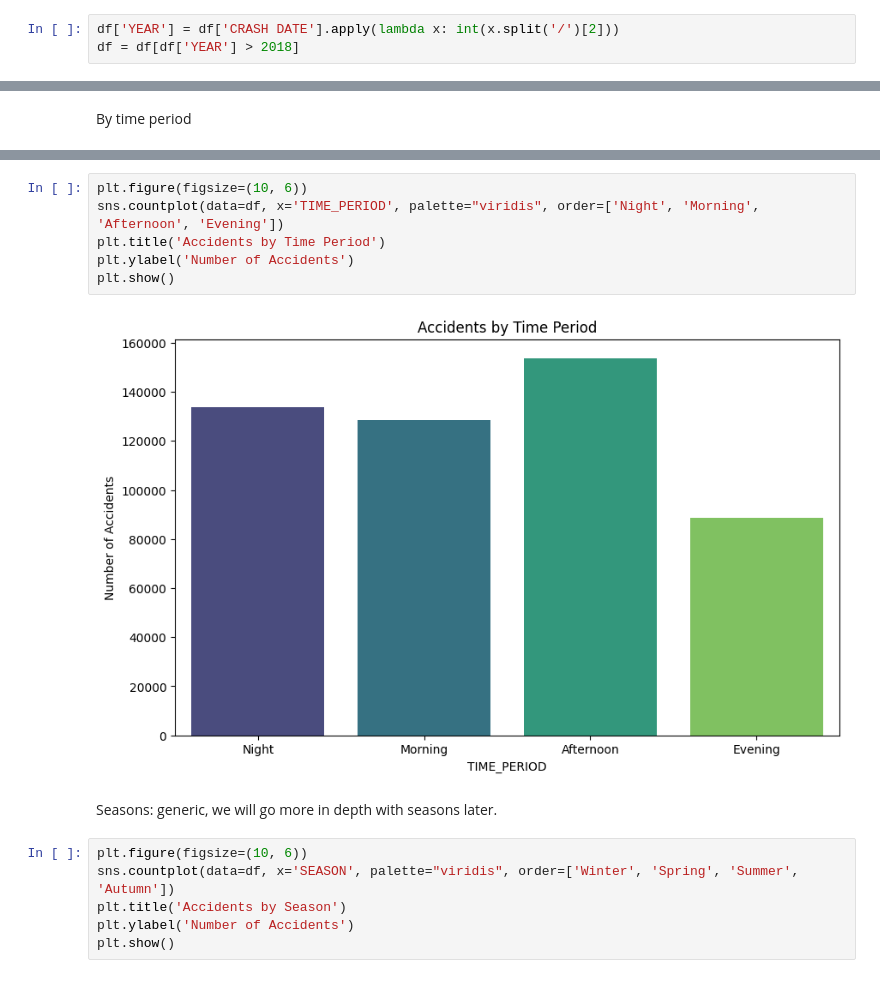
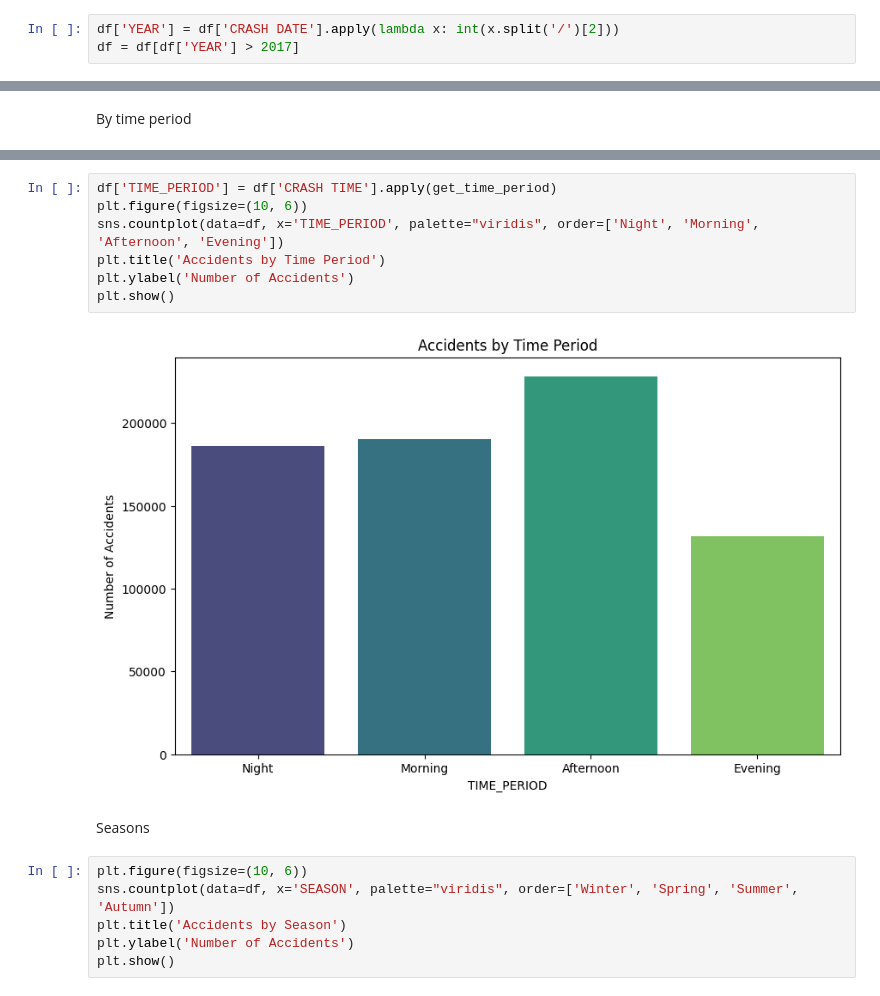
Before and after one commit to NedKost/MS-AAI-500-Team-Project, a Jupyter notebook: Collisions_timeslice.ipynb, the cells around one changed output, grey strips where cells are left out. Drawn from its saved outputs; the diff is of its cells as text.

```diff
--- a/Collisions_timeslice.ipynb
+++ b/Collisions_timeslice.ipynb
@@ -54,7 +54,7 @@ memory usage: 158.6+ MB
 None
 # %%
 df['YEAR'] = df['CRASH DATE'].apply(lambda x: int(x.split('/')[2]))
-df = df[df['YEAR'] > 2018]
+df = df[df['YEAR'] > 2017]
 # %%
 causation_mapping_df = pd.read_csv('causation_factor_mapping_file.csv')
 
@@ -276,13 +293,14 @@ By time period
 # %%
+df['TIME_PERIOD'] = df['CRASH TIME'].apply(get_time_period)
 plt.figure(figsize=(10, 6))
 sns.countplot(data=df, x='TIME_PERIOD', palette="viridis", order=['Night', 'Morning', 'Afternoon', 'Evening'])
 plt.title('Accidents by Time Period')
 plt.ylabel('Number of Accidents')
 plt.show()
 # %% [output]
-[figure, old version]
+[figure, new version]
-# %% [markdown]
-Seasons: generic, we will go more in depth with seasons later.
+# %% [markdown]
+Seasons
 # %%
 plt.figure(figsize=(10, 6))
 sns.countplot(data=df, x='SEASON', palette="viridis", order=['Winter', 'Spring', 'Summer', 'Autumn'])
```
Also changed, not shown: parts of 48 cells of this notebook.
